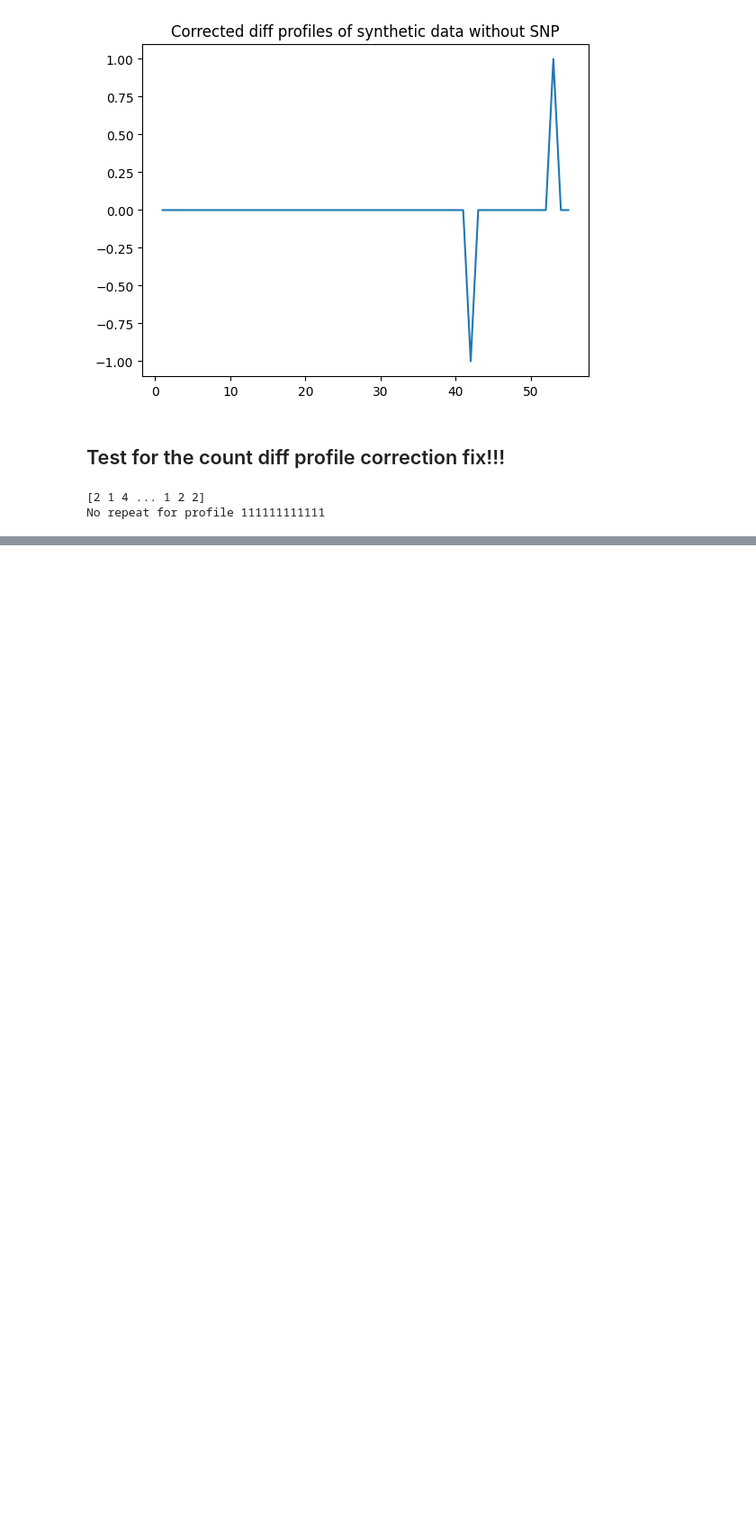
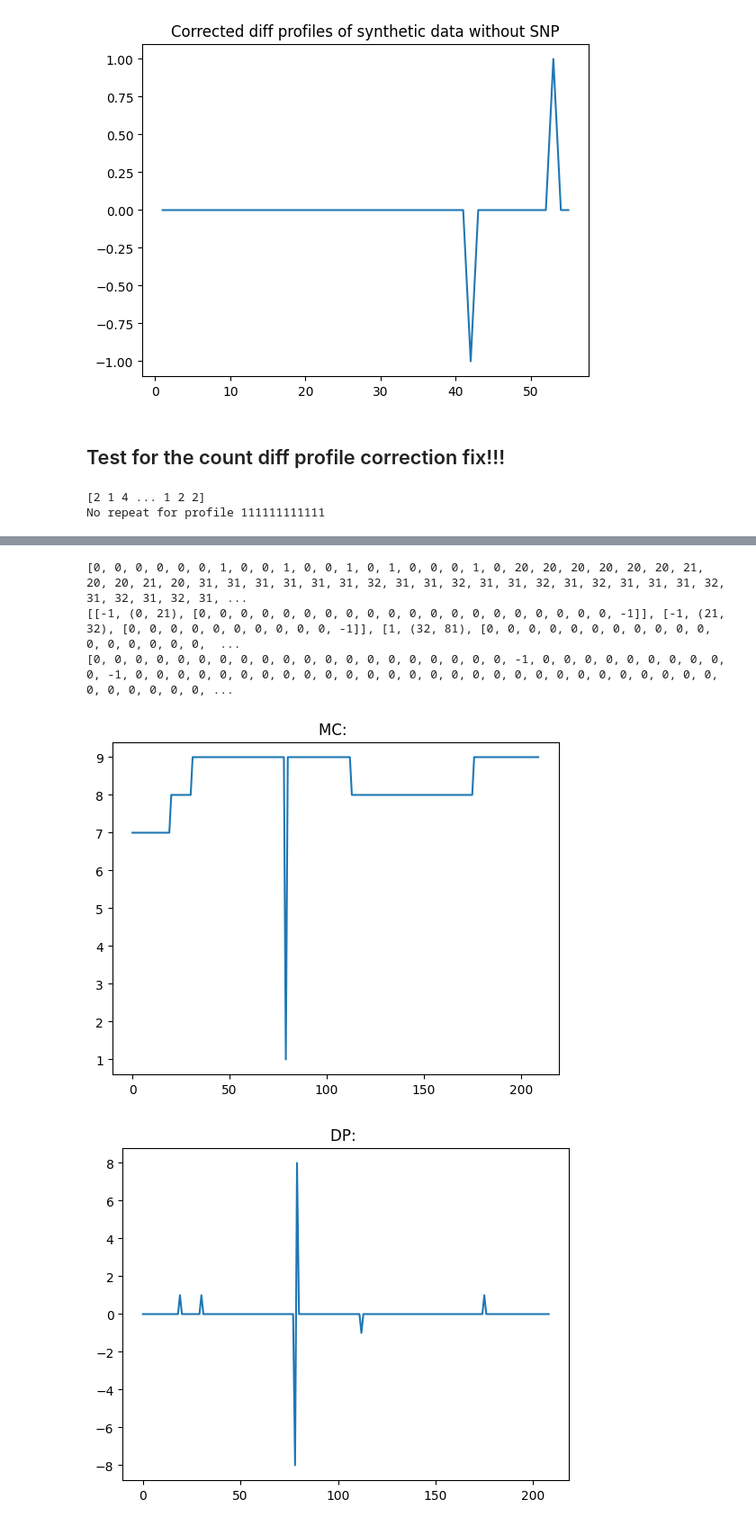
Before and after one commit to davidsmts/Overlapss, a Jupyter notebook: CountDifferenceProfiles.ipynb, the cells around one changed output, grey strips where cells are left out. Shown at 90% size. Cells and saved outputs as stored; diff of their text form; code cells hidden in the pictures; blank space fills up the shorter version.

```diff
--- a/CountDifferenceProfiles.ipynb
+++ b/CountDifferenceProfiles.ipynb
@@ -990,0 +1161,26 @@ plt.show()
+# %%
+# Execute the function we created above on the circular synthetic data.
+xpoints, ypoints, maxcounts, se, pc_diff_profile, artifact, mci = correct_robustly("data/manipulated_output.txt", "1111110110110101110101011101011111101111", 0)
+print(mci)
+print(artifact)
+print(se)
+#
+plt.title("MC: ")
+plt.plot([i for i in range(len(pc_diff_profile)+1)], maxcounts)
+plt.show()
+#
+plt.title("DP: ")
+plt.plot([i for i in range(len(pc_diff_profile))], pc_diff_profile)
+plt.savefig('snp_eclipse_dp.png', bbox_inches='tight')
+plt.show()
+
+# Plot
+plt.plot(xpoints, ypoints)
+plt.savefig('snp_eclipse_cdp.png', bbox_inches='tight')
+plt.show()
+# %% [output]
+[0, 0, 0, 0, 0, 0, 1, 0, 0, 1, 0, 0, 1, 0, 1, 0, 0, 0, 1, 0, 20, 20, 20, 20, 20, 20, 21, 20, 20, 21, 20, 31, 31, 31, 31, 31, 31, 32, 31, 31, 32, 31, 31, 32, 31, 32, 31, 31, 31, 32, 31, 32, 31, 32, 31, ...
+[[-1, (0, 21), [0, 0, 0, 0, 0, 0, 0, 0, 0, 0, 0, 0, 0, 0, 0, 0, 0, 0, 0, 0, -1]], [-1, (21, 32), [0, 0, 0, 0, 0, 0, 0, 0, 0, 0, -1]], [1, (32, 81), [0, 0, 0, 0, 0, 0, 0, 0, 0, 0, 0, 0, 0, 0, 0, 0, 0,  ...
+[0, 0, 0, 0, 0, 0, 0, 0, 0, 0, 0, 0, 0, 0, 0, 0, 0, 0, 0, 0, -1, 0, 0, 0, 0, 0, 0, 0, 0, 0, 0, -1, 0, 0, 0, 0, 0, 0, 0, 0, 0, 0, 0, 0, 0, 0, 0, 0, 0, 0, 0, 0, 0, 0, 0, 0, 0, 0, 0, 0, 0, 0, 0, 0, 0, 0, ...
+[figure, added]
+[figure, added]
```
Also changed, not shown: parts of 11 cells of this notebook, 2 other files.
